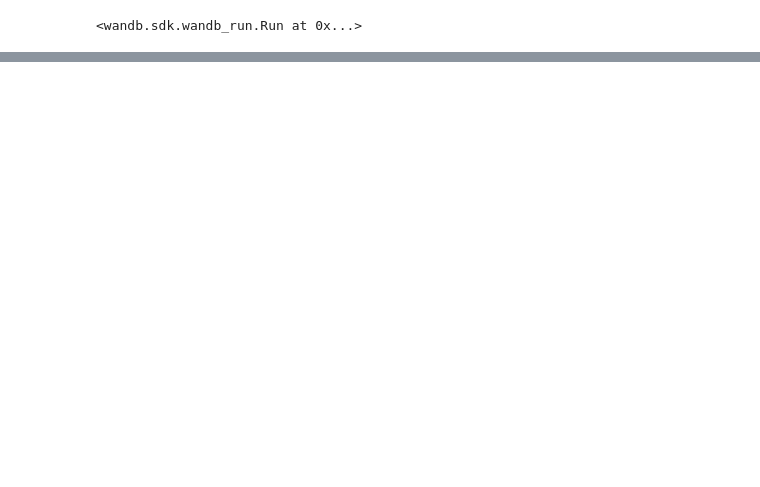
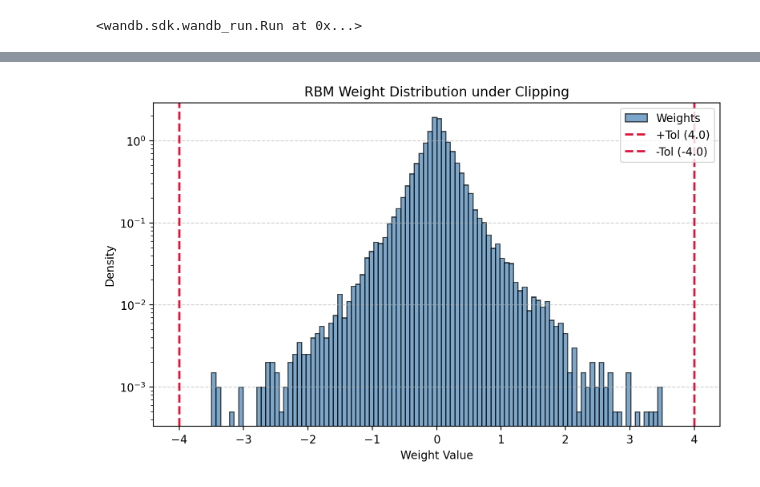
Before and after one commit to QaloSim/CaloQuVAE, a Jupyter notebook: notebooks/layer_AE.ipynb, the cells around one changed output, grey strips where cells are left out. Drawn from its saved outputs; the diff is of its cells as text; code cells hidden in the pictures; blank space fills up the shorter version.

```diff
--- a/notebooks/layer_AE.ipynb
+++ b/notebooks/layer_AE.ipynb
@@ -79,8 +78,33 @@ print(self.model.feature_min, self.model.feature_max)
 # %%
 rbm_cfg=compose(config_name="config_layers.yaml")
 dummy_data = torch.zeros(1, rbm_cfg.rbm.num_visible_nodes).to(self.device)
-CHECKPOINT_FILE = "/home/leozhu/CaloQuVAE/wandb-outputs/run_2026-03-30_02-01-54_RBM_TwoPartite/training_checkpoint_epoch_2000.h5"
-# CHECKPOINT_FILE = "/home/leozhu/CaloQuVAE/wandb-outputs/run_2026-03-30_01-48-45_RBM_TwoPartite/training_checkpoint_epoch_2000.h5"
+# CHECKPOINT_FILE = "/home/leozhu/CaloQuVAE/wandb-outputs/run_2026-03-31_22-41-45_RBM_TwoPartite/training_checkpoint_epoch_4000.h5"
+# CHECKPOINT_FILE = " /home/leozhu/CaloQuVAE/wandb-outputs/run_2026-03-31_22-41-45_RBM_TwoPartite/training_checkpoint_epoch_4000.h5"
+# CHECKPOINT_FILE = "/home/leozhu/CaloQuVAE/wandb-outputs/run_2026-04-01_23-54-05_RBM_TwoPartite/training_checkpoint_epoch_4000.h5"
+# CHECKPOINT_FILE = "/home/leozhu/CaloQuVAE/wandb-outputs/run_2026-04-02_00-09-27_RBM_TwoPartite/training_checkpoint_epoch_4000.h5"
+# CHECKPOINT_FILE = " /home/leozhu/CaloQuVAE/wandb-outputs/run_2026-04-02_22-31-35_RBM_TwoPartite/training_checkpoint_epoch_4000.h5"
+
+# CHECKPOINT_FILE = "/home/leozhu/CaloQuVAE/wandb-outputs/run_2026-04-02_22-31-04_RBM_TwoPartite/training_checkpoint_epoch_4000.h5"
+# CHECKPOINT_FILE = "/home/leozhu/CaloQuVAE/wandb-outputs/run_2026-04-14_20-57-02_RBM_TwoPartite/training_checkpoint_epoch_4000.h5"
+# CHECKPOINT_FILE = "/home/leozhu/CaloQuVAE/wandb-outputs/run_2026-04-15_00-08-50_RBM_TwoPartite/training_checkpoint_epoch_4000.h5"
+# CHECKPOINT_FILE = "/home/leozhu/CaloQuVAE/wandb-outputs/run_2026-04-15_00-09-20_RBM_TwoPartite/training_checkpoint_epoch_4000.h5"
+# CHECKPOINT_FILE = "/home/leozhu/CaloQuVAE/wandb-outputs/run_2026-04-15_22-30-17_RBM_TwoPartite/training_checkpoint_epoch_4000.h5"
+# CHECKPOINT_FILE = "/home/leozhu/CaloQuVAE/wandb-outputs/run_2026-04-15_22-33-23_RBM_TwoPartite/training_checkpoint_epoch_4000.h5"
+# CHECKPOINT_FILE = "/home/leozhu/CaloQuVAE/wandb-outputs/run_2026-04-15_22-34-46_RBM_TwoPartite/training_checkpoint_epoch_4000.h5"
+# CHECKPOINT_FILE = "/home/leozhu/CaloQuVAE/wandb-outputs/run_2026-04-17_18-48-18_RBM_MPF/training_checkpoint_epoch_4000.h5"
+# CHECKPOINT_FILE = "/home/leozhu/CaloQuVAE/wandb-outputs/run_2026-04-17_18-49-28_RBM_MPF/training_checkpoint_epoch_4000.h5"
+# CHECKPOINT_FILE = "/home/leozhu/CaloQuVAE/wandb-outputs/run_2026-04-17_19-14-14_RBM_MPF/training_checkpoint_epoch_4000.h5"
+# CHECKPOINT_FILE = "/home/leozhu/CaloQuVAE/wandb-outputs/run_2026-04-19_05-30-28_RBM_MPF/training_checkpoint_epoch_4000.h5"
+# CHECKPOINT_FILE = "/home/leozhu/CaloQuVAE/wandb-outputs/run_2026-04-19_05-30-47_RBM_MPF/training_checkpoint_epoch_4000.h5"
+# CHECKPOINT_FILE = "/home/leozhu/CaloQuVAE/wandb-outputs/run_2026-04-20_20-52-54_RBM_MPF/training_checkpoint_epoch_512.h5"
+# CHECKPOINT_FILE = "/home/leozhu/CaloQuVAE/wandb-outputs/run_2026-04-21_00-25-17_RBM_MPF/training_checkpoint_epoch_4000.h5"
+# CHECKPOINT_FILE = "/home/leozhu/CaloQuVAE/wandb-outputs/run_2026-04-21_00-25-42_RBM_MPF/training_checkpoint_epoch_4000.h5"
+# CHECKPOINT_FILE = "/home/leozhu/CaloQuVAE/wandb-outputs/run_2026-04-21_18-04-46_RBM_MPF/training_checkpoint_epoch_4000.h5"
+# CHECKPOINT_FILE = "/home/leozhu/CaloQuVAE/wandb-outputs/run_2026-04-21_18-08-54_RBM_MPF/training_checkpoint_epoch_4000.h5"
+# CHECKPOINT_FILE = "/home/leozhu/CaloQuVAE/wandb-outputs/run_2026-04-22_19-13-33_RBM_MPF/training_checkpoint_epoch_500.h5"
+CHECKPOINT_FILE = "/home/leozhu/CaloQuVAE/wandb-outputs/run_2026-04-22_21-23-45_RBM_MPF/training_checkpoint_epoch_500.h5"
+# CHECKPOINT_FILE = "/home/leozhu/CaloQuVAE/wandb-outputs/run_2026-04-22_22-18-30_RBM_MPF/training_checkpoint_epoch_4000.h5"
+
 
 rbm = RBM_TwoPartite(rbm_cfg, data=dummy_data)
 
@@ -123,0 +149,4 @@ Accessing loaded data:
+# %%
+plot_weight_distribution(rbm, abs_tol=4.0)
+# %% [output]
+[figure, added]
```
Also changed, not shown: parts of 17 cells of this notebook, 35 other files.
